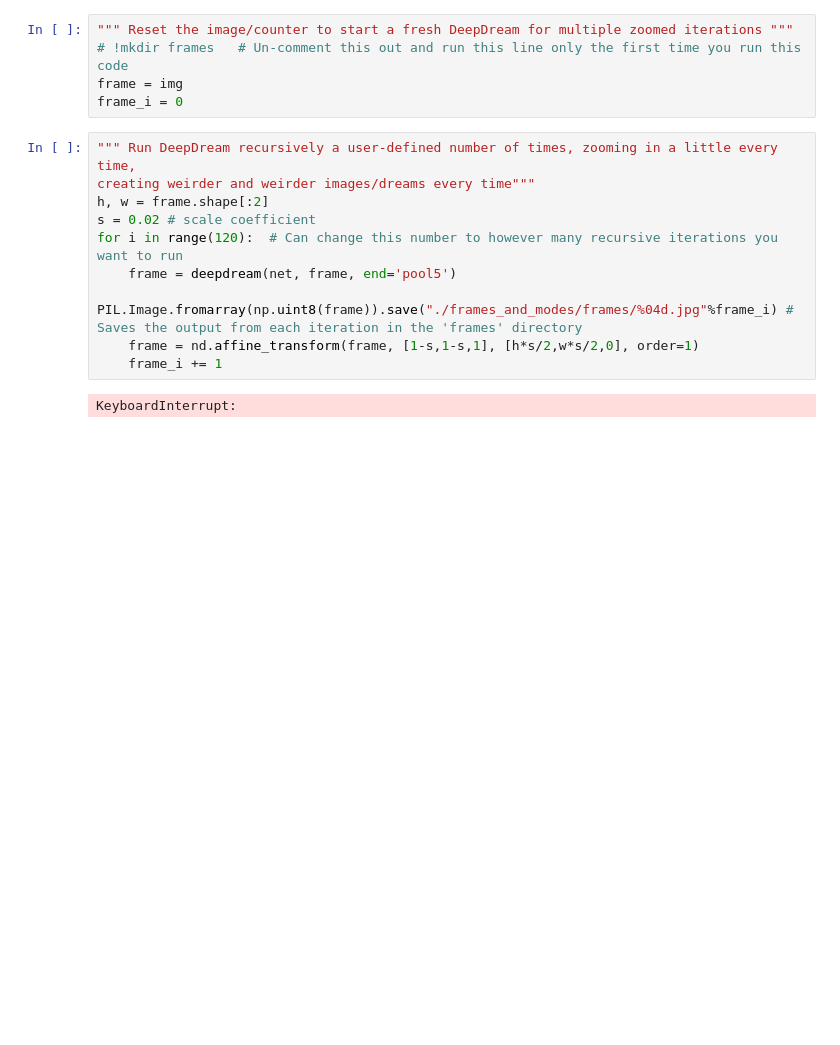
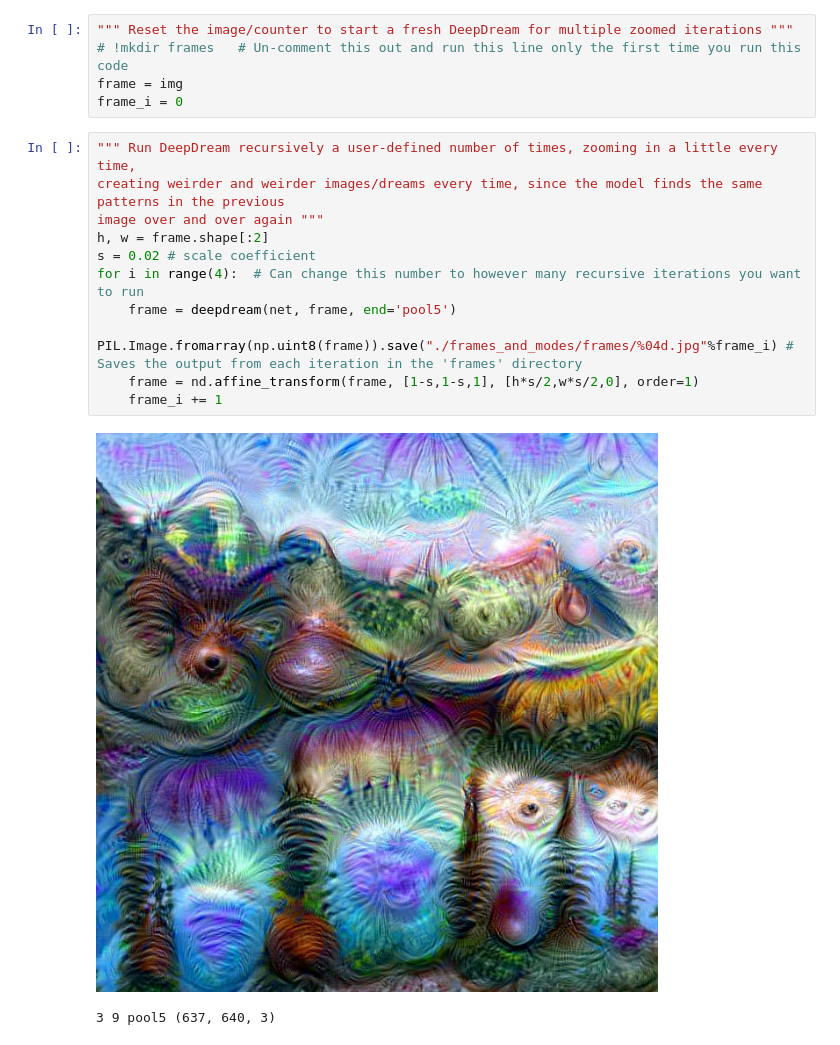
Before and after one commit to kgoldstein21/Dream-Time-Machine, a Jupyter notebook: deepdreamJupyter.ipynb, the cells around one changed output. Drawn from its saved outputs; the diff is of its cells as text; blank space fills up the shorter version.

```diff
--- a/deepdreamJupyter.ipynb
+++ b/deepdreamJupyter.ipynb
@@ -150,16 +150,18 @@ frame = img
 frame_i = 0
 # %%
 """ Run DeepDream recursively a user-defined number of times, zooming in a little every time,
-creating weirder and weirder images/dreams every time"""
+creating weirder and weirder images/dreams every time, since the model finds the same patterns in the previous
+image over and over again """
 h, w = frame.shape[:2]
 s = 0.02 # scale coefficient
-for i in range(120):  # Can change this number to however many recursive iterations you want to run
+for i in range(4):  # Can change this number to however many recursive iterations you want to run
     frame = deepdream(net, frame, end='pool5')
     PIL.Image.fromarray(np.uint8(frame)).save("./frames_and_modes/frames/%04d.jpg"%frame_i) # Saves the output from each iteration in the 'frames' directory
     frame = nd.affine_transform(frame, [1-s,1-s,1], [h*s/2,w*s/2,0], order=1)
     frame_i += 1
 # %% [output]
+[figure, added]
-KeyboardInterrupt:
+3 9 pool5 (637, 640, 3)
 # %%
 """ Doing alternating deep dreams at 2 different levels for added distortion, as well as brighter/more
 contrasting colors that the more detailed levels dont necessarily provide """
```
Also changed, not shown: parts of 3 cells of this notebook.
